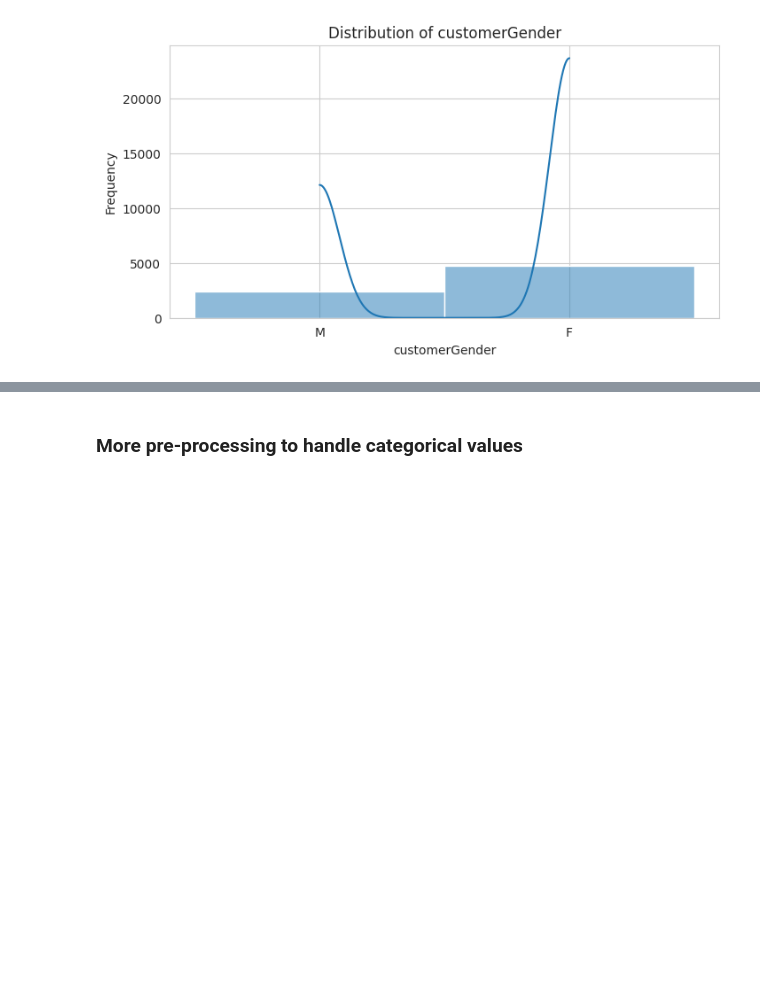
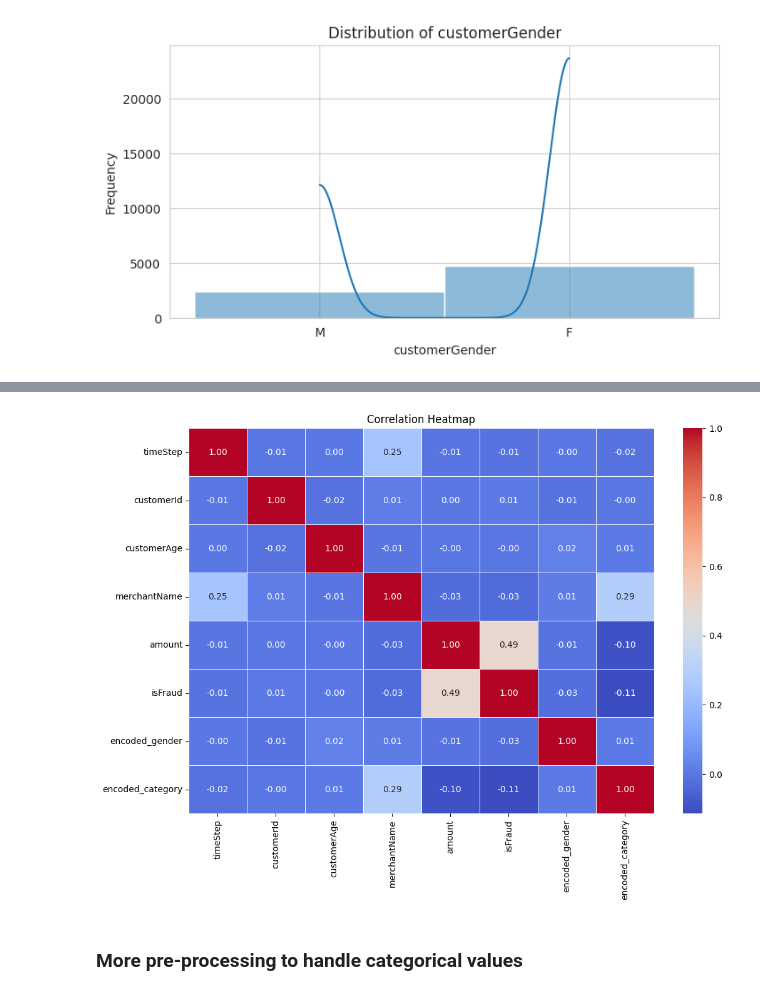
Before and after one commit to 21062872/fraud-detection-rag, a Jupyter notebook: code_files/main.ipynb, the cells around one changed output, grey strips where cells are left out. Drawn from its saved outputs; the diff is of its cells as text; code cells hidden in the pictures; blank space fills up the shorter version.

```diff
--- a/code_files/main.ipynb
+++ b/code_files/main.ipynb
@@ -521,3 +560,40 @@ edaFraud.plot_customer_age_and_gender_distribution(df_fraud_trx, 'customerGender
+# %%
+def plot_correlation_heatmap(df, exclude_columns, target_column):
+    """
+    Create a correlation heatmap for numerical columns in the DataFrame, excluding specified columns.
+
+    Parameters:
+    df (pd.DataFrame)
+    exclude_columns (list): List of columns to exclude from the correlation calculation (as these are categorical, however these are represented by encoded gender and category columns).
+    target_column (str)
+
+    Returns:
+    None: Displays the correlation heatmap.
+    """
+    # Drop excluded columns
+    df_filtered = df.drop(columns=exclude_columns)
+
+    # Ensure target_column is categorical
+    if not pd.api.types.is_categorical_dtype(df[target_column]):
+        df[target_column] = df[target_column].astype('category')
+
+    # Convert categorical target_column to numerical for correlation calculation
+    df_filtered[target_column] = df_filtered[target_column].cat.codes
+
+    # Compute the correlation matrix
+    correlation_matrix = df_filtered.corr()
+
+    # Create the heatmap
+    plt.figure(figsize=(12, 8))
+    sns.heatmap(correlation_matrix, annot=True, cmap='coolwarm', fmt='.2f', linewidths=0.5)
+    plt.title('Correlation Heatmap')
+    plt.show()
+# %%
+exclude_columns = ['customerGender', 'merchantCategory']
+target_column = 'isFraud'
+plot_correlation_heatmap(df_processed, exclude_columns, target_column)
+# %% [output]
+[figure, added]
 # %% [markdown]
 ### More pre-processing to handle categorical values
 # %%
```
Also changed, not shown: parts of 26 cells of this notebook.
